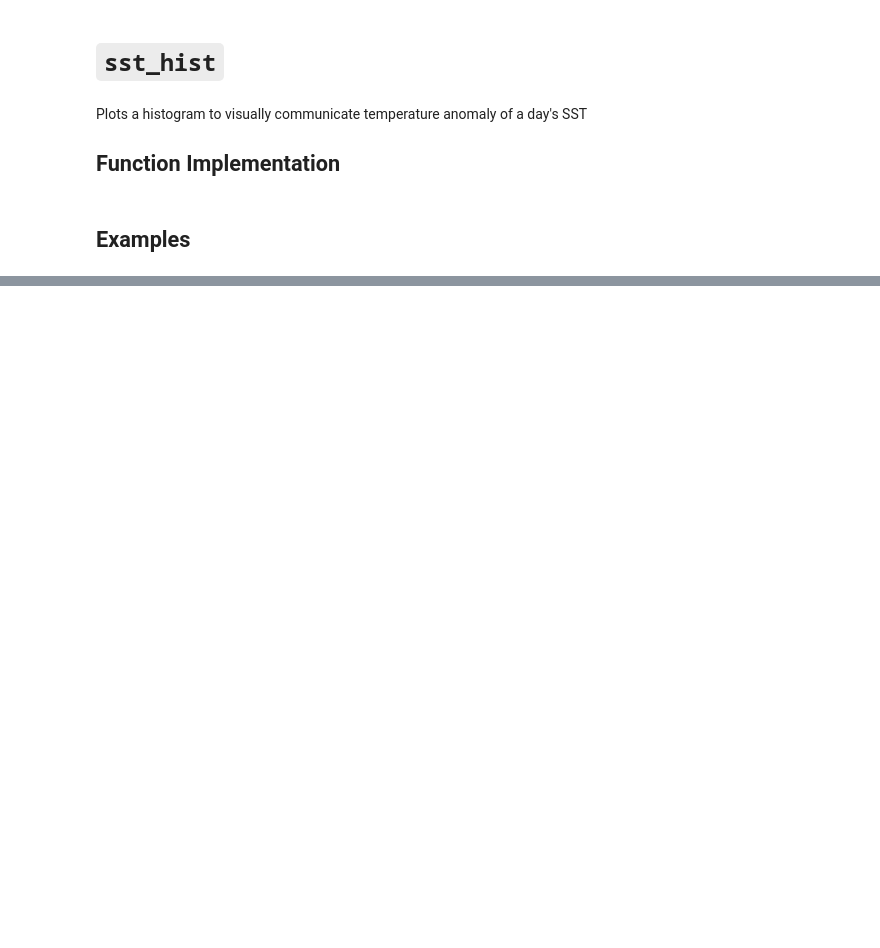
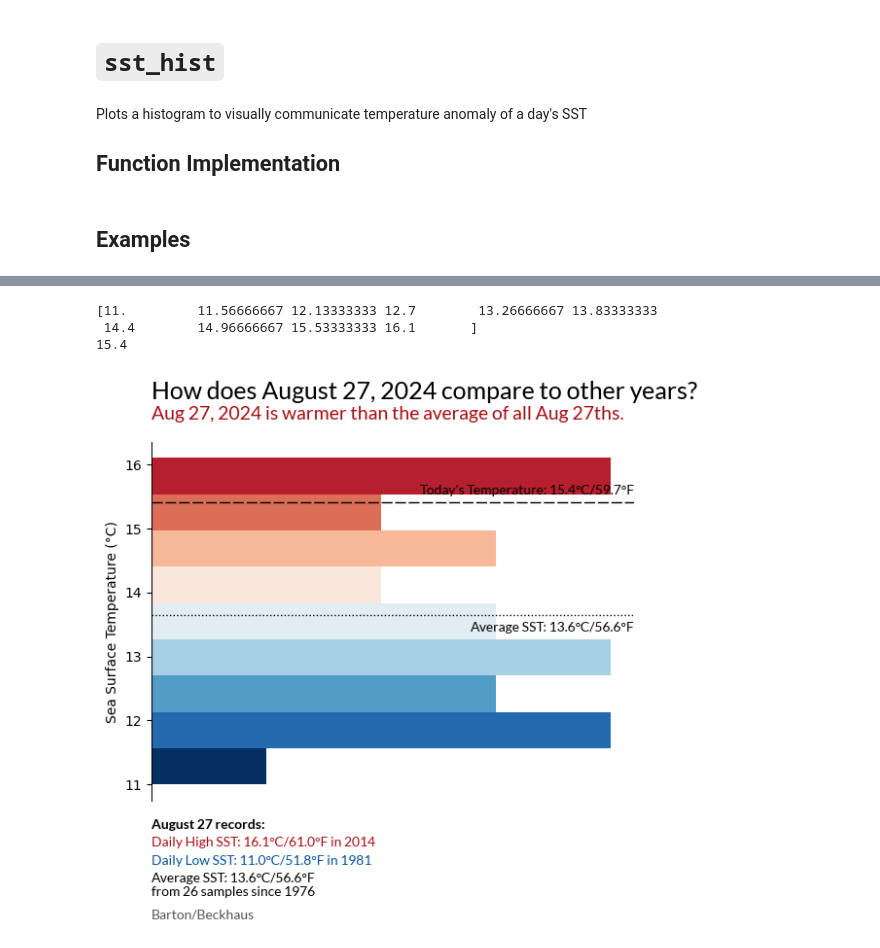
Before and after one commit to bartonnoah/sccoos-shorestations, a Jupyter notebook: sst_hist/sst_hist.ipynb, the cells around one changed output, grey strips where cells are left out. Saved outputs shown, nothing was run; the diff lists cells and outputs as text; code cells hidden in the pictures; blank space fills up the shorter version.

```diff
--- a/sst_hist/sst_hist.ipynb
+++ b/sst_hist/sst_hist.ipynb
@@ -205,3 +217,13 @@ NoneType
+# %%
+sst_filename="/Users/noahbarton/Library/CloudStorage/OneDrive-UCSanDiego/sccoos/data/non-QC'd Trinidad Beach Shore Station Data.csv"
+location = 'Trinidad Beach'
+
+sst_hist(sst_filename, location)
+# %% [output]
+[11.         11.56666667 12.13333333 12.7        13.26666667 13.83333333
+ 14.4        14.96666667 15.53333333 16.1       ]
+15.4
+[figure, added]
 # %%
 sst_filename="/Users/noahbarton/Library/CloudStorage/OneDrive-UCSanDiego/sccoos/data/non-QC'd Zuma Beach Shore Station Data.csv"
 location = 'Zuma Beach'
```
Also changed, not shown: parts of 5 cells of this notebook, 6 other files.
